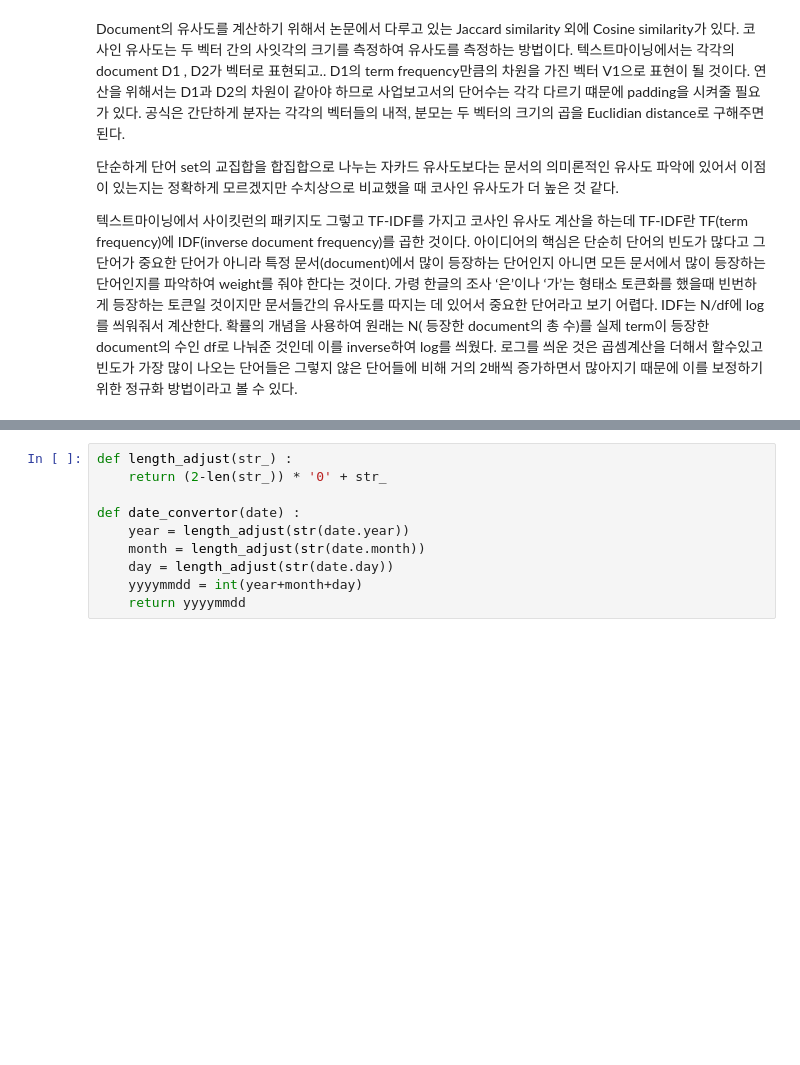
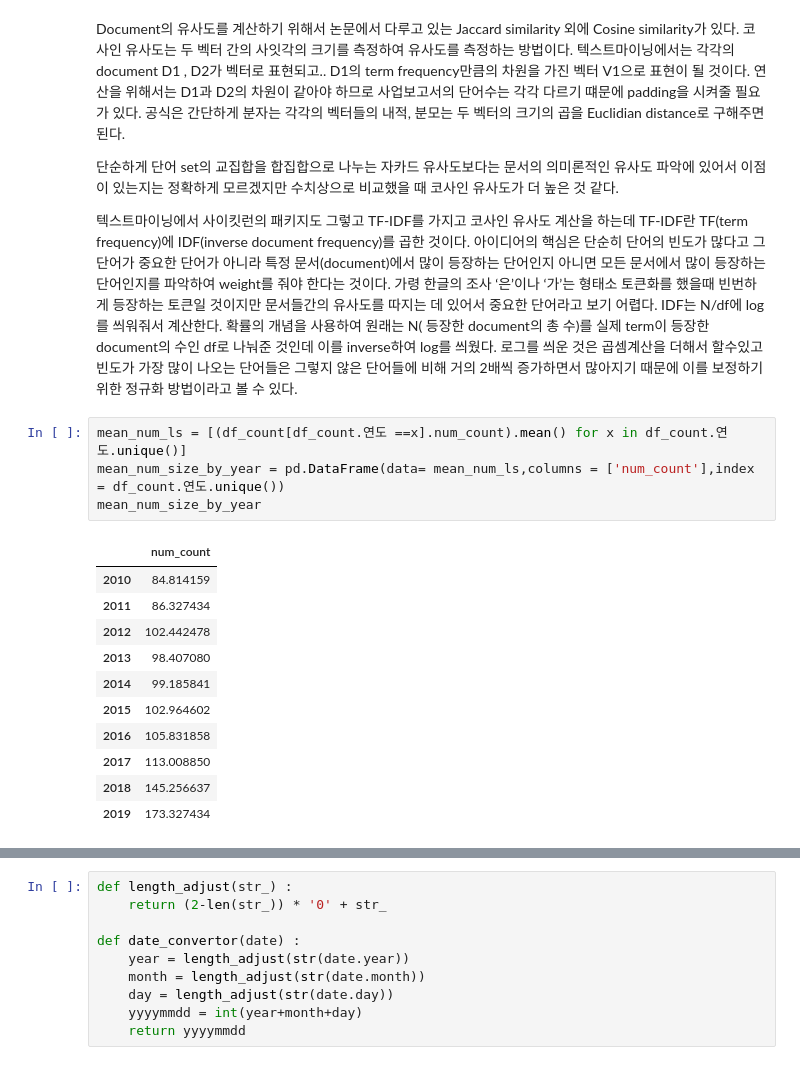
Before and after one commit to Yphy/Textmining, a Jupyter notebook: md&a_analysis/Similarity_Cohen_Malloy_Nguyen(2019)LAZY PRICES.ipynb, the cells around one changed output, grey strips where cells are left out. Drawn from its saved outputs; the diff is of its cells as text; blank space fills up the shorter version.

```diff
--- a/md&a_analysis/Similarity_Cohen_Malloy_Nguyen(2019)LAZY PRICES.ipynb
+++ b/md&a_analysis/Similarity_Cohen_Malloy_Nguyen(2019)LAZY PRICES.ipynb
@@ -185,3 +207,19 @@ Document의 유사도를 계산하기 위해서 논문에서 다루고 있는 Ja
 
 텍스트마이닝에서 사이킷런의 패키지도 그렇고  TF-IDF를 가지고 코사인 유사도 계산을 하는데 TF-IDF란 TF(term frequency)에 IDF(inverse document frequency)를 곱한 것이다. 아이디어의 핵심은 단순히 단어의 빈도가 많다고 그 단어가 중요한 단어가 아니라 특정 문서(document)에서 많이 등장하는 단어인지 아니면 모든 문서에서 많이 등장하는 단어인지를 파악하여 weight를 줘야 한다는 것이다. 가령 한글의 조사 ‘은’이나 ‘가’는 형태소 토큰화를 했을때 빈번하게 등장하는 토큰일 것이지만 문서들간의 유사도를 따지는 데 있어서 중요한 단어라고 보기 어렵다.
 IDF는 N/df에 log를 씌워줘서 계산한다. 확률의 개념을 사용하여 원래는 N( 등장한 document의 총 수)를 실제 term이 등장한 document의 수인 df로 나눠준 것인데 이를 inverse하여 log를 씌웠다. 로그를 씌운 것은 곱셈계산을 더해서 할수있고 빈도가 가장 많이 나오는 단어들은 그렇지 않은 단어들에 비해 거의 2배씩 증가하면서 많아지기 때문에 이를 보정하기 위한 정규화 방법이라고 볼 수 있다.
+# %%
+mean_num_ls = [(df_count[df_count.연도 ==x].num_count).mean() for x in df_count.연도.unique()]
+mean_num_size_by_year = pd.DataFrame(data= mean_num_ls,columns = ['num_count'],index = df_count.연도.unique())
+mean_num_size_by_year
+# %% [output]
+|  | num_count |
+| 2010 | 84.814159 |
+| 2011 | 86.327434 |
+| 2012 | 102.442478 |
+| 2013 | 98.407080 |
+| 2014 | 99.185841 |
+| 2015 | 102.964602 |
+| 2016 | 105.831858 |
+| 2017 | 113.008850 |
+| 2018 | 145.256637 |
+| 2019 | 173.327434 |
```
Also changed, not shown: parts of 8 cells of this notebook, 1 other file.
